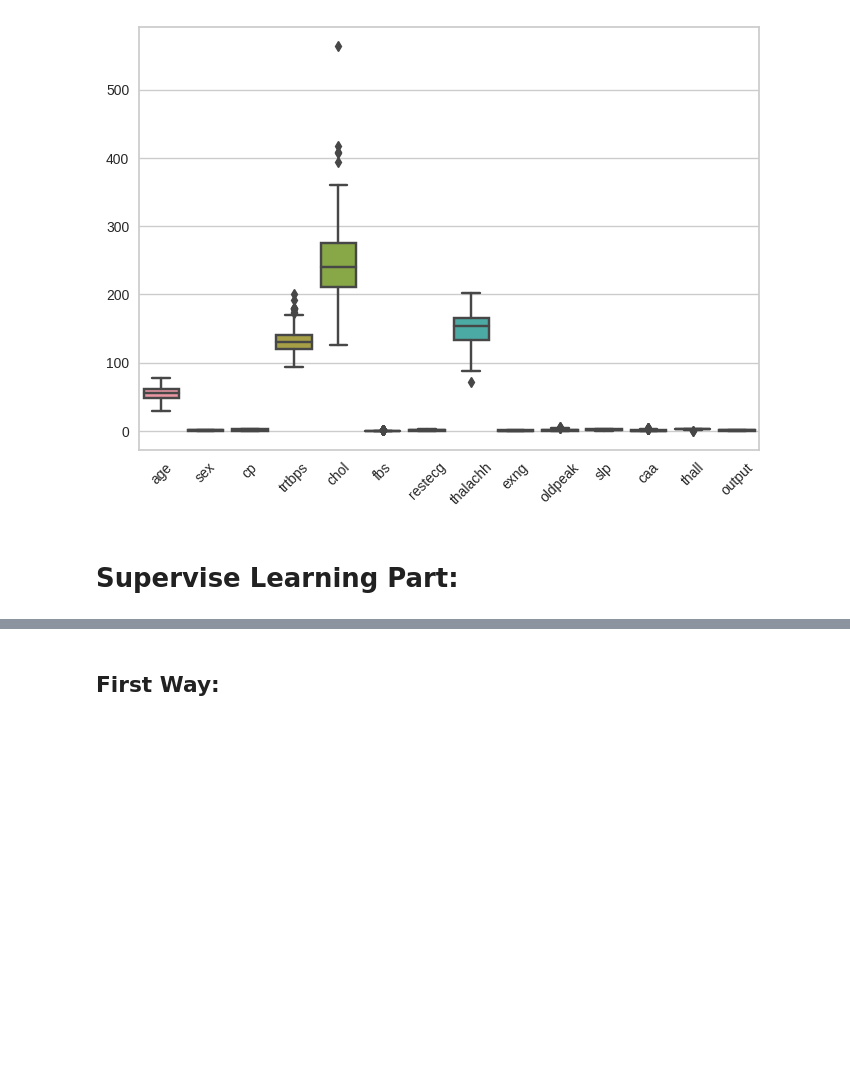
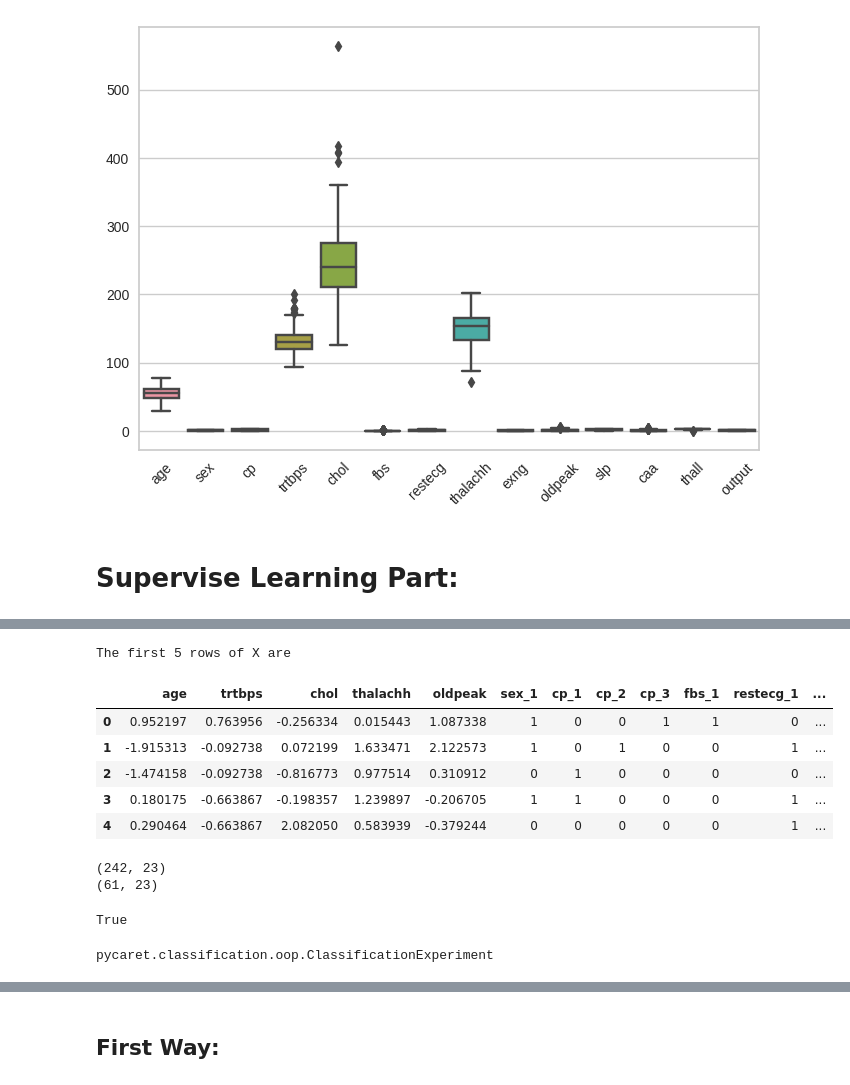
Before and after one commit to dc-neo/heart_attack_predict, a Jupyter notebook: Heart_Disease_Semi-Supervised.ipynb, the cells around one changed output, grey strips where cells are left out. Saved outputs shown, nothing was run; the diff lists cells and outputs as text; code cells hidden in the pictures; blank space fills up the shorter version.

```diff
--- a/Heart_Disease_Semi-Supervised.ipynb
+++ b/Heart_Disease_Semi-Supervised.ipynb
@@ -202,0 +241,46 @@ bx.set_xticklabels(bx.get_xticklabels(),rotation=45)
+# %%
+# In this code box, encoding categorical features for efficiency, scaling the continuous features
+
+# Features/Columns, defined by categorical (cat) / continuous (con)
+cat_cols = ['sex', 'cp', 'fbs', 'restecg', 'exng', 'slp', 'caa', 'thall', 'output']
+con_cols = ['age', 'trtbps', 'chol', 'thalachh', 'oldpeak']
+
+# encoding the categorical columns
+ha_encoded_data = pd.get_dummies(df, columns = cat_cols, drop_first = True)
+
+# defining the features and target
+X = ha_encoded_data
+Y = ha_encoded_data
+
+# instantiating the scaler
+scaler = StandardScaler()
+
+# scaling the continuous features
+X[con_cols] = scaler.fit_transform(X[con_cols])
+print("The first 5 rows of X are")
+X.head()
+# %% [output]
+The first 5 rows of X are
+|  | age | trtbps | chol | thalachh | oldpeak | sex_1 | cp_1 | cp_2 | cp_3 | fbs_1 | restecg_1 | ... |
+| 0 | 0.952197 | 0.763956 | -0.256334 | 0.015443 | 1.087338 | 1 | 0 | 0 | 1 | 1 | 0 | ... |
+| 1 | -1.915313 | -0.092738 | 0.072199 | 1.633471 | 2.122573 | 1 | 0 | 1 | 0 | 0 | 1 | ... |
+| 2 | -1.474158 | -0.092738 | -0.816773 | 0.977514 | 0.310912 | 0 | 1 | 0 | 0 | 0 | 0 | ... |
+| 3 | 0.180175 | -0.663867 | -0.198357 | 1.239897 | -0.206705 | 1 | 1 | 0 | 0 | 0 | 1 | ... |
+| 4 | 0.290464 | -0.663867 | 2.082050 | 0.583939 | -0.379244 | 0 | 0 | 0 | 0 | 0 | 1 | ... |
+# %%
+# Creating a split of data for training, testing
+
+train=X.sample(frac=0.8,random_state=200)
+test=X.drop(train.index)
+
+print(train.shape)
+print(test.shape)
+# %% [output]
+(242, 23)
+(61, 23)
+# %%
+# Check to see if GPU is available for us to use through Colab
+
+gpu_available
+# %% [output]
+True
@@ -202,0 +291,5 @@ bx.set_xticklabels(bx.get_xticklabels(),rotation=45)
+# %%
+# check the type of exp
+type(exp)
+# %% [output]
+pycaret.classification.oop.ClassificationExperiment
```
Also changed, not shown: parts of 11 cells of this notebook.
